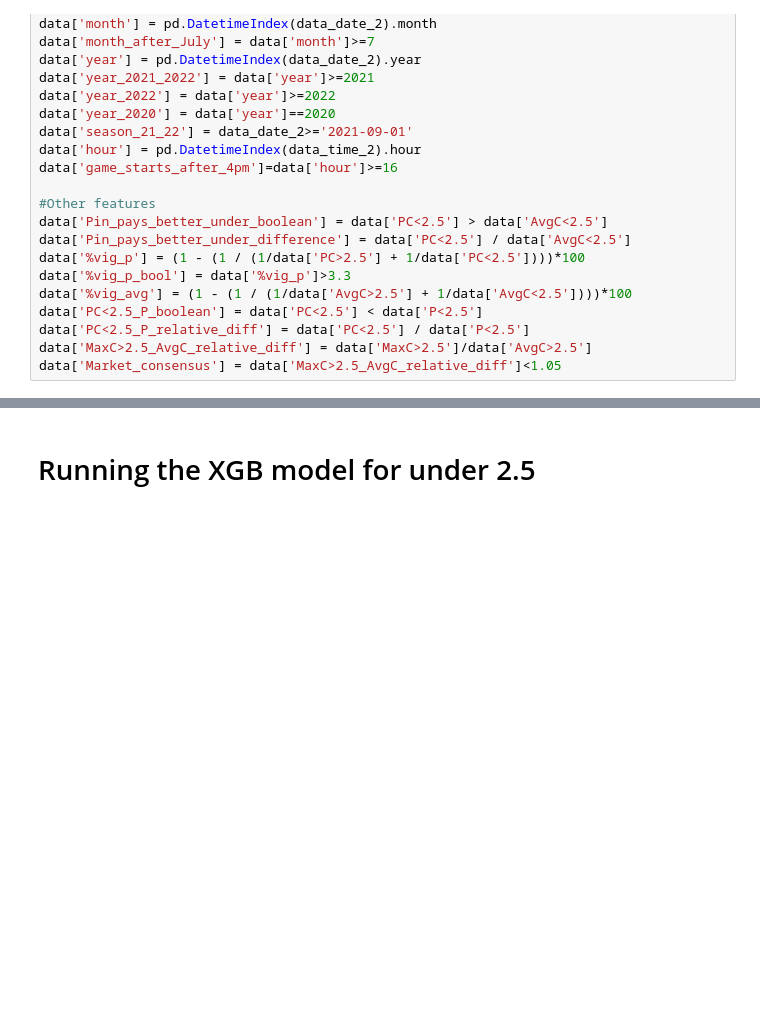
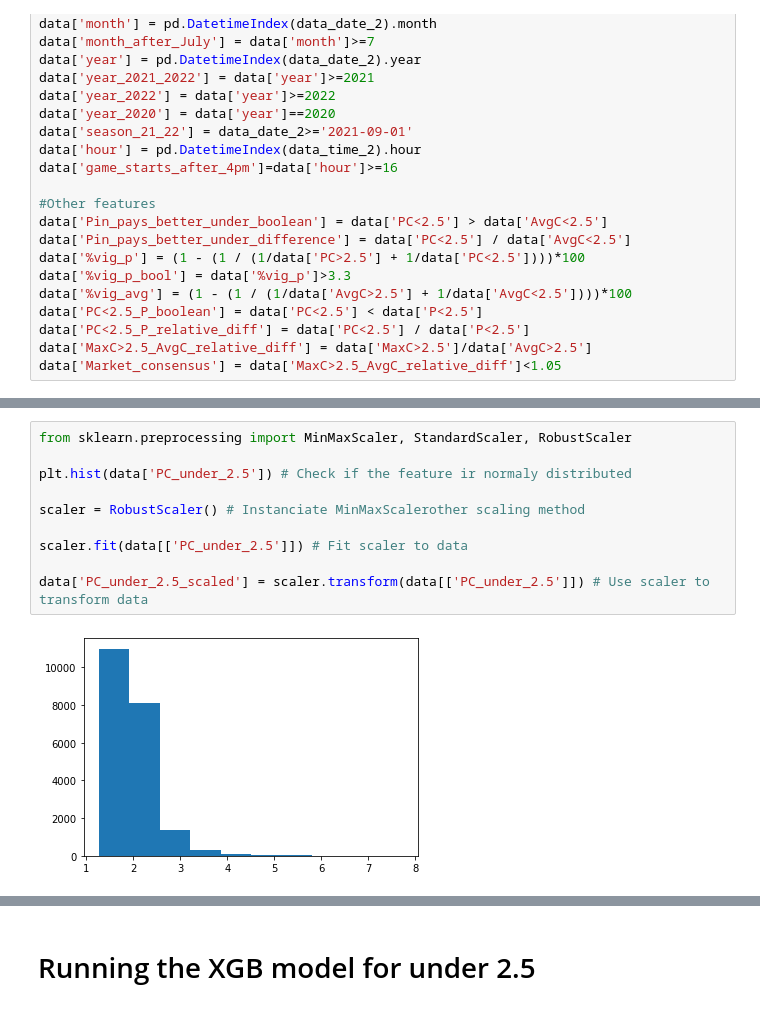
Before and after one commit to rafabertolace/OnThePitch, a Jupyter notebook: notebooks/D7_KGB_Model____beat_the_delta!.ipynb, the cells around one changed output, grey strips where cells are left out. Cells and saved outputs as stored; diff of their text form; blank space fills up the shorter version.

```diff
--- a/notebooks/D7_KGB_Model____beat_the_delta!.ipynb
+++ b/notebooks/D7_KGB_Model____beat_the_delta!.ipynb
@@ -412,0 +482,12 @@ data['hour_number'] = data['hour'].map({10:1, 11:2, 12:3, 13:4, 14:5, 15:6, 16:7
+# %%
+from sklearn.preprocessing import MinMaxScaler, StandardScaler, RobustScaler
+
+plt.hist(data['PC_under_2.5']) # Check if the feature ir normaly distributed
+
+scaler = RobustScaler() # Instanciate MinMaxScalerother scaling method
+
+scaler.fit(data[['PC_under_2.5']]) # Fit scaler to data
+
+data['PC_under_2.5_scaled'] = scaler.transform(data[['PC_under_2.5']]) # Use scaler to transform data
+# %% [output]
+[figure, added]
```
Also changed, not shown: parts of 44 cells of this notebook.
